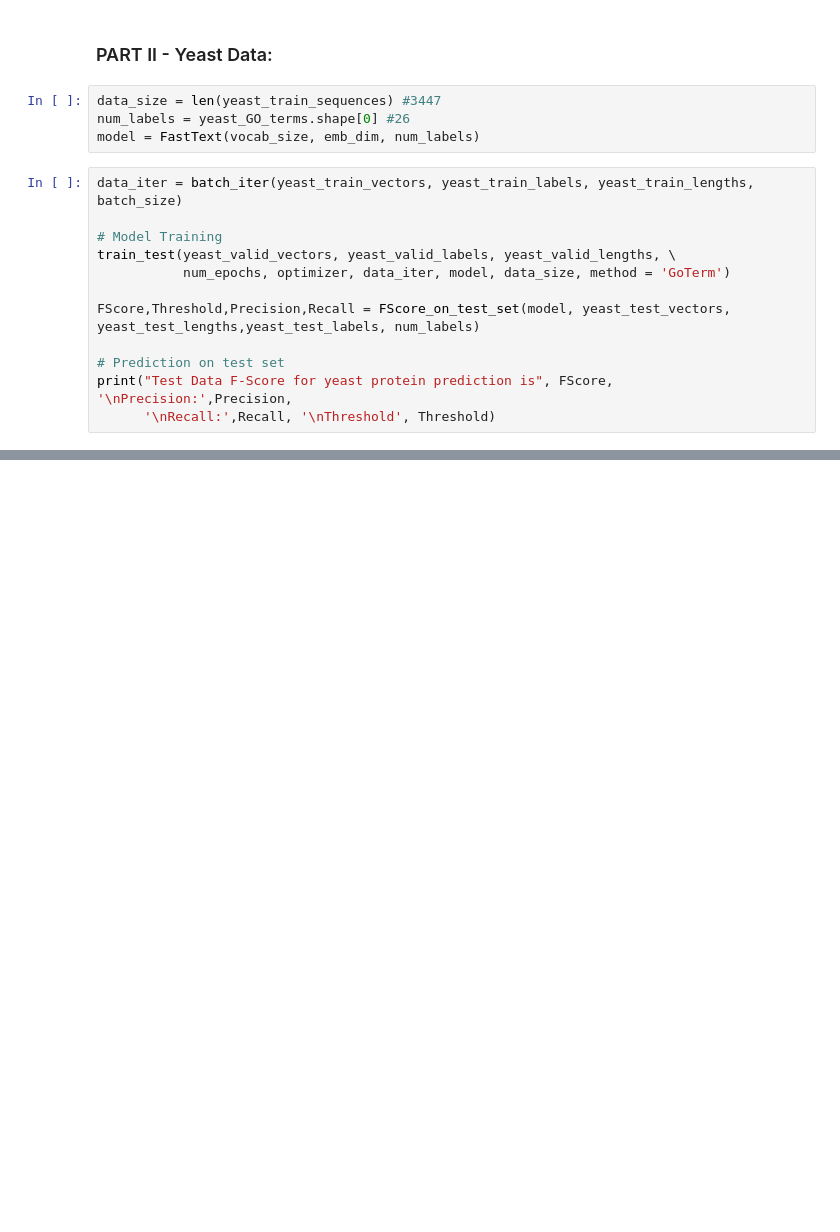
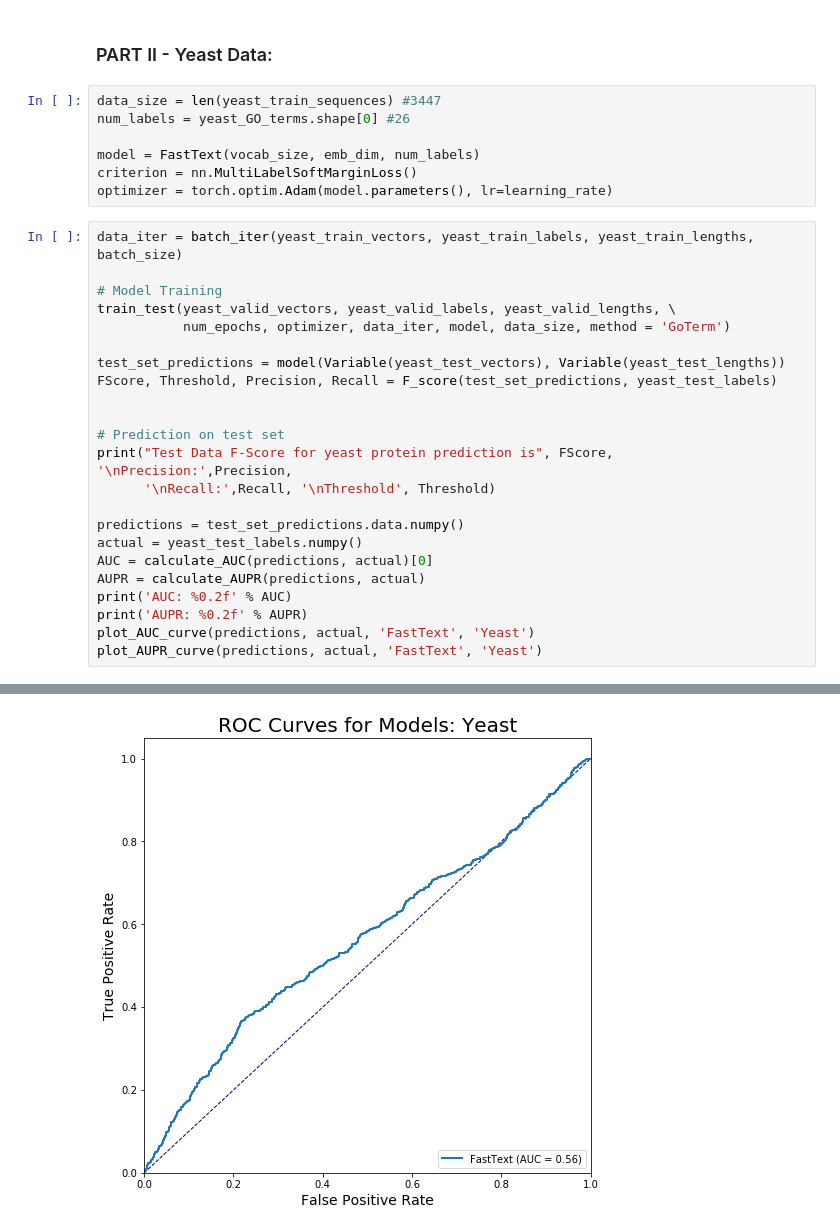
Before and after one commit to AKASHKADEL/Data-Science-and-Proteomics, a Jupyter notebook: Model_1_FastText.ipynb, the cells around one changed output, grey strips where cells are left out. Cells and saved outputs as stored; diff of their text form; blank space fills up the shorter version.

```diff
--- a/Model_1_FastText.ipynb
+++ b/Model_1_FastText.ipynb
@@ -425,7 +490,10 @@ Threshold: 0.37
 # %%
 data_size = len(yeast_train_sequences) #3447
 num_labels = yeast_GO_terms.shape[0] #26
+
 model = FastText(vocab_size, emb_dim, num_labels)
+criterion = nn.MultiLabelSoftMarginLoss()
+optimizer = torch.optim.Adam(model.parameters(), lr=learning_rate)
 # %%
 data_iter = batch_iter(yeast_train_vectors, yeast_train_labels, yeast_train_lengths, batch_size)
 
@@ -433,9 +501,20 @@ data_iter = batch_iter(yeast_train_vectors, yeast_train_labels, yeast_train_leng
 train_test(yeast_valid_vectors, yeast_valid_labels, yeast_valid_lengths, \
            num_epochs, optimizer, data_iter, model, data_size, method = 'GoTerm')
 
-FScore,Threshold,Precision,Recall = FScore_on_test_set(model, yeast_test_vectors, yeast_test_lengths,yeast_test_labels, num_labels)
+test_set_predictions = model(Variable(yeast_test_vectors), Variable(yeast_test_lengths))
+FScore, Threshold, Precision, Recall = F_score(test_set_predictions, yeast_test_labels)
+
 
 # Prediction on test set
 print("Test Data F-Score for yeast protein prediction is", FScore, '\nPrecision:',Precision,
       '\nRecall:',Recall, '\nThreshold', Threshold)
+
+predictions = test_set_predictions.data.numpy()
+actual = yeast_test_labels.numpy()
+AUC = calculate_AUC(predictions, actual)[0]
+AUPR = calculate_AUPR(predictions, actual)
+print('AUC: %0.2f' % AUC)
+print('AUPR: %0.2f' % AUPR)
+plot_AUC_curve(predictions, actual, 'FastText', 'Yeast')
+plot_AUPR_curve(predictions, actual, 'FastText', 'Yeast')
 # %% [output]
@@ -446,0 +534 @@ Threshold 0.49
+[figure, added]
```
Also changed, not shown: parts of 10 cells of this notebook.
